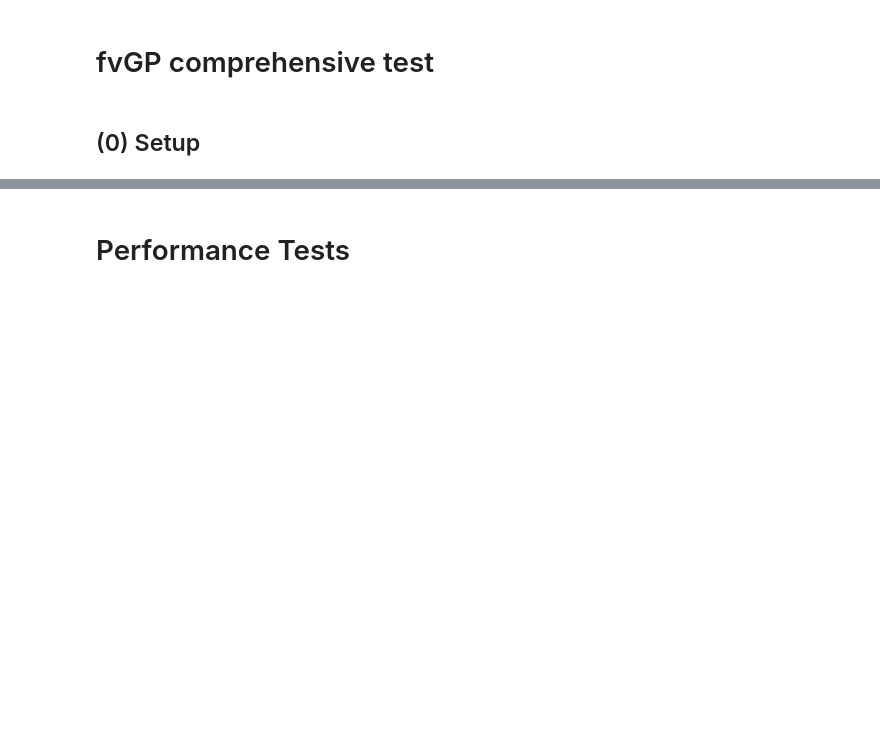
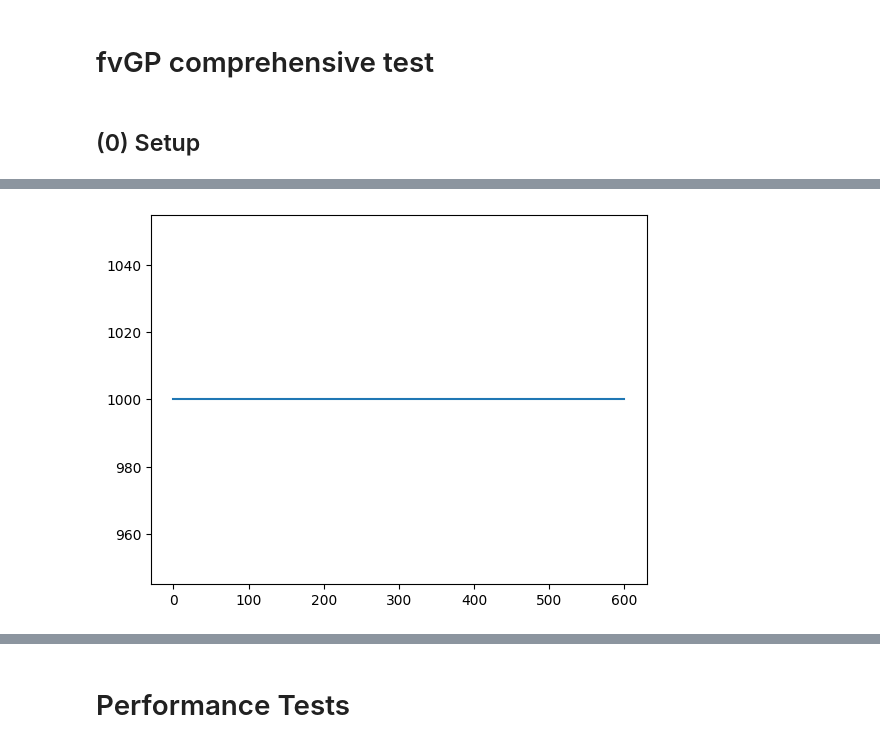
Before and after one commit to lbl-camera/fvGP, a Jupyter notebook: examples/ComprehensiveTest.ipynb, the cells around one changed output, grey strips where cells are left out. Saved outputs shown, nothing was run; the diff lists cells and outputs as text; code cells hidden in the pictures; blank space fills up the shorter version.

```diff
--- a/examples/ComprehensiveTest.ipynb
+++ b/examples/ComprehensiveTest.ipynb
@@ -30,18 +27,35 @@ plt.scatter(x_data,y_data, s = 20)
 # %%
+def s(x, my_slope, my_pow, my_intercept):
+    o = np.exp(my_slope * (x-my_pow)/600.) + my_intercept
+
+    return np.zeros((len(x),1)) + 1000.0
+
+
+x = np.linspace(0,600,1000)
+plt.plot(x,s(x,6.56645290e+00, -2.41247972e+02,1.81827292e+00))
+plt.show()
+
+
+def my_noise(x,hps,obj):
+    my_slope = hps[2]
+    my_pow = hps[3]
+    my_intercept = hps[4]
+    my_s = s(x,my_slope,my_pow,my_intercept)
+    noise = np.diag(my_s[:,0])
+    return noise
+
 #stationary
 def skernel(x1,x2,hps,obj):
     d = obj._get_distance_matrix(x1,x2)
     return hps[0] * obj.matern_kernel_diff1(d,hps[1])
 
-def noise(x, hps,obj):
-    #print("noise evaluated")
-    return np.diag(np.zeros((len(x))) + hps[2])
 
-
-def meanf(x, hps, obj):
-    #print(np.sin(hps[3] * x))
-    return np.sin(hps[3] * x)[:,0]
+#def meanf(x, hps, obj):
+#    #print(np.sin(hps[3] * x))
+#    return np.sin(hps[3] * x)[:,0]
 #plt.figure(figsize = (15,5))
 #plt.plot(x,meanf(x, np.array([1.,1.,5.0]), None), color = 'orange', label = 'task1')
+# %% [output]
+[figure, added]
 # %%
 my_gp1 = GP(1, x_data,y_data,
```
Also changed, not shown: parts of 23 cells of this notebook, 7 other files.
